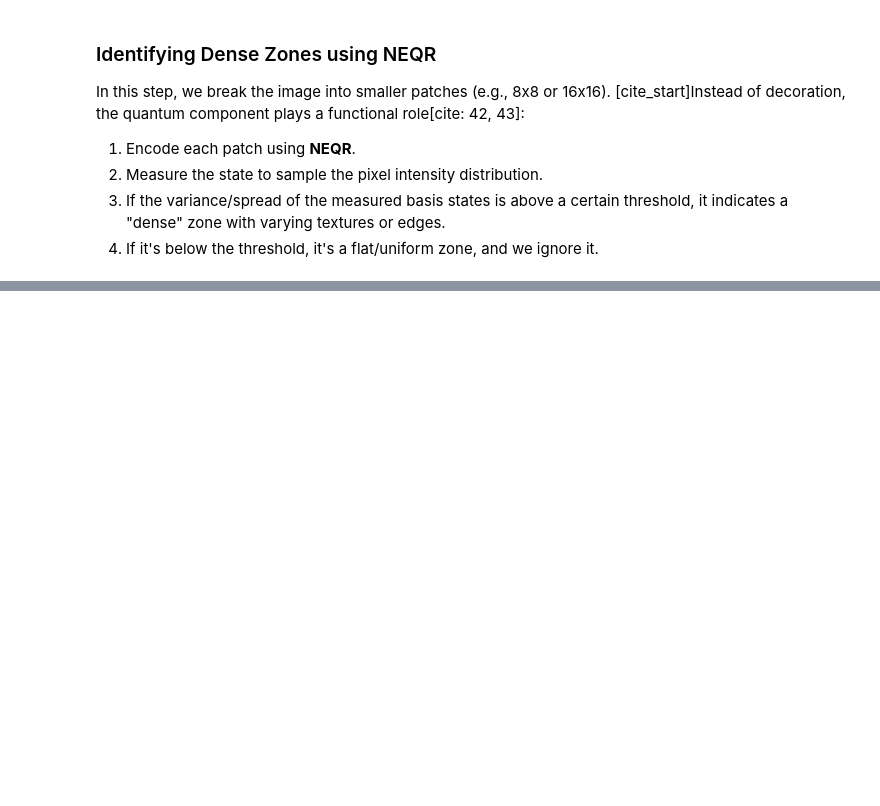
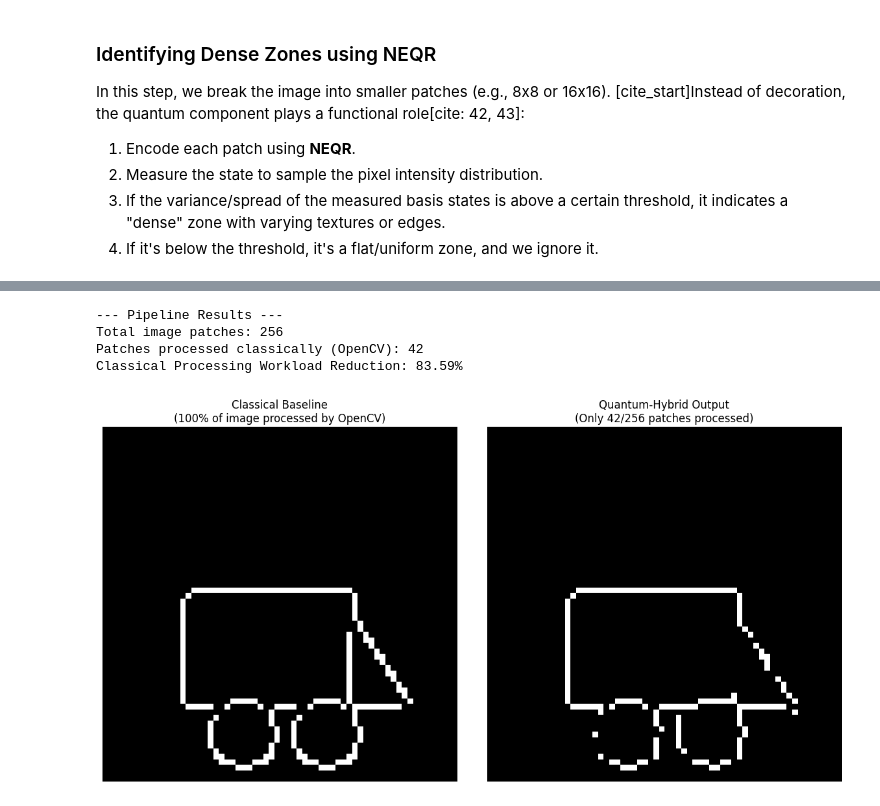
Before and after one commit to EquoNyta/iQuCodeFest2026-Team-C-, a Jupyter notebook: probabilityQED.ipynb, the cells around one changed output, grey strips where cells are left out. Drawn from its saved outputs; the diff is of its cells as text; code cells hidden in the pictures; blank space fills up the shorter version.

Commit message:
premiere ebauche de la pipeline

```diff
--- a/probabilityQED.ipynb
+++ b/probabilityQED.ipynb
@@ -221,0 +226,54 @@ print(f"Identified {len(dense_zones)} dense zones using NEQR evaluation.")
+# %%
+# Cell 6: Hybrid Recombination & Output
+# We now crop the original image using the coordinates from `dense_zones`,
+# apply OpenCV strictly to those crops, and reconstruct the final image.
+
+import numpy as np
+import cv2
+import matplotlib.pyplot as plt
+
+# Create an empty black canvas of the same shape as the original image
+hybrid_output = np.zeros_like(image)
+
+# Loop through the coordinates found by the NEQR quantum evaluation
+for (x, y, w, h) in dense_zones:
+    # 1. Crop the specific dense zone from the original image
+    crop = image[y:y+h, x:x+w]
+
+    # 2. Apply OpenCV Canny edge detection strictly to this small crop
+    crop_edges = cv2.Canny(crop, threshold1=100, threshold2=200)
+
+    # 3. Place the edge-detected crop back into its original position on the final canvas
+    hybrid_output[y:y+h, x:x+w] = crop_edges
+
+# Calculate metrics to highlight the "Selling Point" of your pipeline
+total_patches = (image.shape[0] // patch_size) * (image.shape[1] // patch_size)
+processed_patches = len(dense_zones)
+reduction_percentage = 100 - ((processed_patches / total_patches) * 100)
+
+print("--- Pipeline Results ---")
+print(f"Total image patches: {total_patches}")
+print(f"Patches processed classically (OpenCV): {processed_patches}")
+print(f"Classical Processing Workload Reduction: {reduction_percentage:.2f}%\n")
+
+# Visualization: Compare the Baseline with your Hybrid Pipeline
+fig, ax = plt.subplots(1, 2, figsize=(12, 6))
+
+# Display the baseline (from Cell 3)
+ax[0].imshow(baseline_edges, cmap='gray')
+ax[0].set_title("Classical Baseline\n(100% of image processed by OpenCV)")
+ax[0].axis('off')
+
+# Display the hybrid result
+ax[1].imshow(hybrid_output, cmap='gray')
+ax[1].set_title(f"Quantum-Hybrid Output\n(Only {processed_patches}/{total_patches} patches processed)")
+ax[1].axis('off')
+
+plt.tight_layout()
+plt.show()
+# %% [output]
+--- Pipeline Results ---
+Total image patches: 256
+Patches processed classically (OpenCV): 42
+Classical Processing Workload Reduction: 83.59%
+[figure, added]
```
Also changed, not shown: parts of 4 cells of this notebook.
